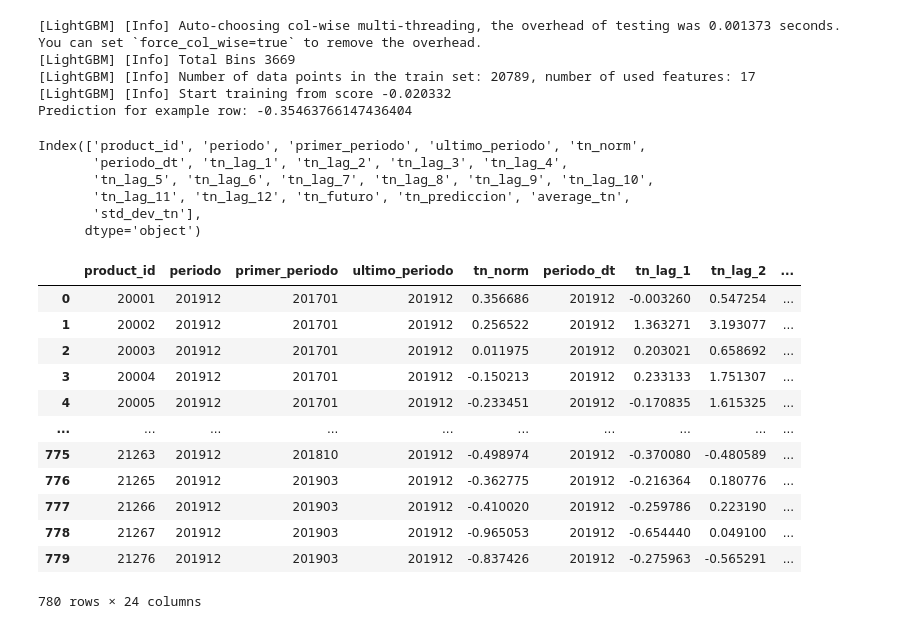
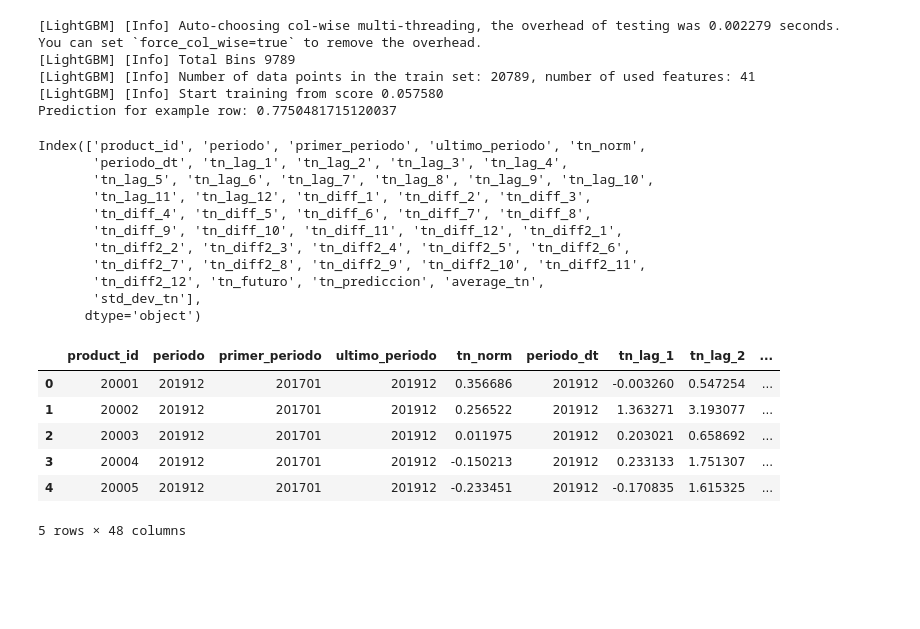
Before and after one commit to waldof86/labo3-2024v, a Jupyter notebook: Proyecto/05_lightgbm.ipynb, the cells around one changed output. Drawn from its saved outputs; the diff is of its cells as text; code cells hidden in the pictures; blank space fills up the shorter version.

```diff
--- a/Proyecto/05_lightgbm.ipynb
+++ b/Proyecto/05_lightgbm.ipynb
@@ -10,7 +8,7 @@ df_test = pd.read_parquet('sell_in_test.parquet')
 X_train = df_train.iloc[:,:-1]
 X_test = df_test.iloc[:,:-1]
 y_train = df_train.iloc[:,-1]
-y_test = df_test['tn_norm']
+y_test = df_test['tn_futuro']
 # %%
 print(f"X_train: {X_train.shape}")
 print(f"X_test: {X_test.shape}")
@@ -30,11 +28,11 @@ params = {
     'metric': 'rmse',
     'boosting_type': 'gbdt',
     'num_leaves': 31,
-    'learning_rate': 0.05,
-    'feature_fraction': 0.9
+    'learning_rate': 0.01,
+    'feature_fraction': 0.4
 }
 
-model = lgb.train(params, train_data, num_boost_round=100, valid_sets=[train_data, test_data])
+model = lgb.train(params, train_data, num_boost_round=10000, valid_sets=[train_data, test_data])
 
 y_pred = model.predict(X_test, num_iteration=model.best_iteration)
 
@@ -42,12 +40,12 @@ example_row = X_test.iloc[0]
 example_pred = model.predict(example_row.values.reshape(1, -1), num_iteration=model.best_iteration)
 print(f'Prediction for example row: {example_pred[0]}')
 # %% [output]
-[LightGBM] [Info] Auto-choosing col-wise multi-threading, the overhead of testing was 0.001373 seconds.
+[LightGBM] [Info] Auto-choosing col-wise multi-threading, the overhead of testing was 0.002279 seconds.
 You can set `force_col_wise=true` to remove the overhead.
-[LightGBM] [Info] Total Bins 3669
-[LightGBM] [Info] Number of data points in the train set: 20789, number of used features: 17
-[LightGBM] [Info] Start training from score -0.020332
-Prediction for example row: -0.35463766147436404
+[LightGBM] [Info] Total Bins 9789
+[LightGBM] [Info] Number of data points in the train set: 20789, number of used features: 41
+[LightGBM] [Info] Start training from score 0.057580
+Prediction for example row: 0.7750481715120037
 # %%
 final = X_test
 final['tn_futuro'] = y_test
@@ -61,27 +59,26 @@ final.columns
 Index(['product_id', 'periodo', 'primer_periodo', 'ultimo_periodo', 'tn_norm',
        'periodo_dt', 'tn_lag_1', 'tn_lag_2', 'tn_lag_3', 'tn_lag_4',
        'tn_lag_5', 'tn_lag_6', 'tn_lag_7', 'tn_lag_8', 'tn_lag_9', 'tn_lag_10',
-       'tn_lag_11', 'tn_lag_12', 'tn_futuro', 'tn_prediccion', 'average_tn',
+       'tn_lag_11', 'tn_lag_12', 'tn_diff_1', 'tn_diff_2', 'tn_diff_3',
+       'tn_diff_4', 'tn_diff_5', 'tn_diff_6', 'tn_diff_7', 'tn_diff_8',
+       'tn_diff_9', 'tn_diff_10', 'tn_diff_11', 'tn_diff_12', 'tn_diff2_1',
+       'tn_diff2_2', 'tn_diff2_3', 'tn_diff2_4', 'tn_diff2_5', 'tn_diff2_6',
+       'tn_diff2_7', 'tn_diff2_8', 'tn_diff2_9', 'tn_diff2_10', 'tn_diff2_11',
+       'tn_diff2_12', 'tn_futuro', 'tn_prediccion', 'average_tn',
        'std_dev_tn'],
       dtype='object')
 # %%
-final['tn_futuro_real'] = final['tn_futuro'] * final['std_dev_tn'] + final['average_tn']
-final['tn_prediccion_real'] = final['tn_prediccion'] * final['std_dev_tn'] + final['average_tn']
+final['tn_futuro_real'] = (final['tn_norm'] + final['tn_futuro']) * final['std_dev_tn'] + final['average_tn']
+final['tn_prediccion_real'] = (final['tn_norm'] + final['tn_prediccion']) * final['std_dev_tn'] + final['average_tn']
 # %%
-final
+final.head()
 # %% [output]
 |  | product_id | periodo | primer_periodo | ultimo_periodo | tn_norm | periodo_dt | tn_lag_1 | tn_lag_2 | ... |
 | 0 | 20001 | 201912 | 201701 | 201912 | 0.356686 | 201912 | -0.003260 | 0.547254 | ... |
 | 1 | 20002 | 201912 | 201701 | 201912 | 0.256522 | 201912 | 1.363271 | 3.193077 | ... |
 | 2 | 20003 | 201912 | 201701 | 201912 | 0.011975 | 201912 | 0.203021 | 0.658692 | ... |
 | 3 | 20004 | 201912 | 201701 | 201912 | -0.150213 | 201912 | 0.233133 | 1.751307 | ... |
 | 4 | 20005 | 201912 | 201701 | 201912 | -0.233451 | 201912 | -0.170835 | 1.615325 | ... |
-| ... | ... | ... | ... | ... | ... | ... | ... | ... | ... |
-| 775 | 21263 | 201912 | 201810 | 201912 | -0.498974 | 201912 | -0.370080 | -0.480589 | ... |
-| 776 | 21265 | 201912 | 201903 | 201912 | -0.362775 | 201912 | -0.216364 | 0.180776 | ... |
-| 777 | 21266 | 201912 | 201903 | 201912 | -0.410020 | 201912 | -0.259786 | 0.223190 | ... |
-| 778 | 21267 | 201912 | 201903 | 201912 | -0.965053 | 201912 | -0.654440 | 0.049100 | ... |
-| 779 | 21276 | 201912 | 201903 | 201912 | -0.837426 | 201912 | -0.275963 | -0.565291 | ... |
-780 rows × 24 columns
+5 rows × 48 columns
 # %%
 final.to_parquet('sell_in_pred.parquet', index=False)
```
Also changed, not shown: parts of 2 cells of this notebook, 13 other files.
